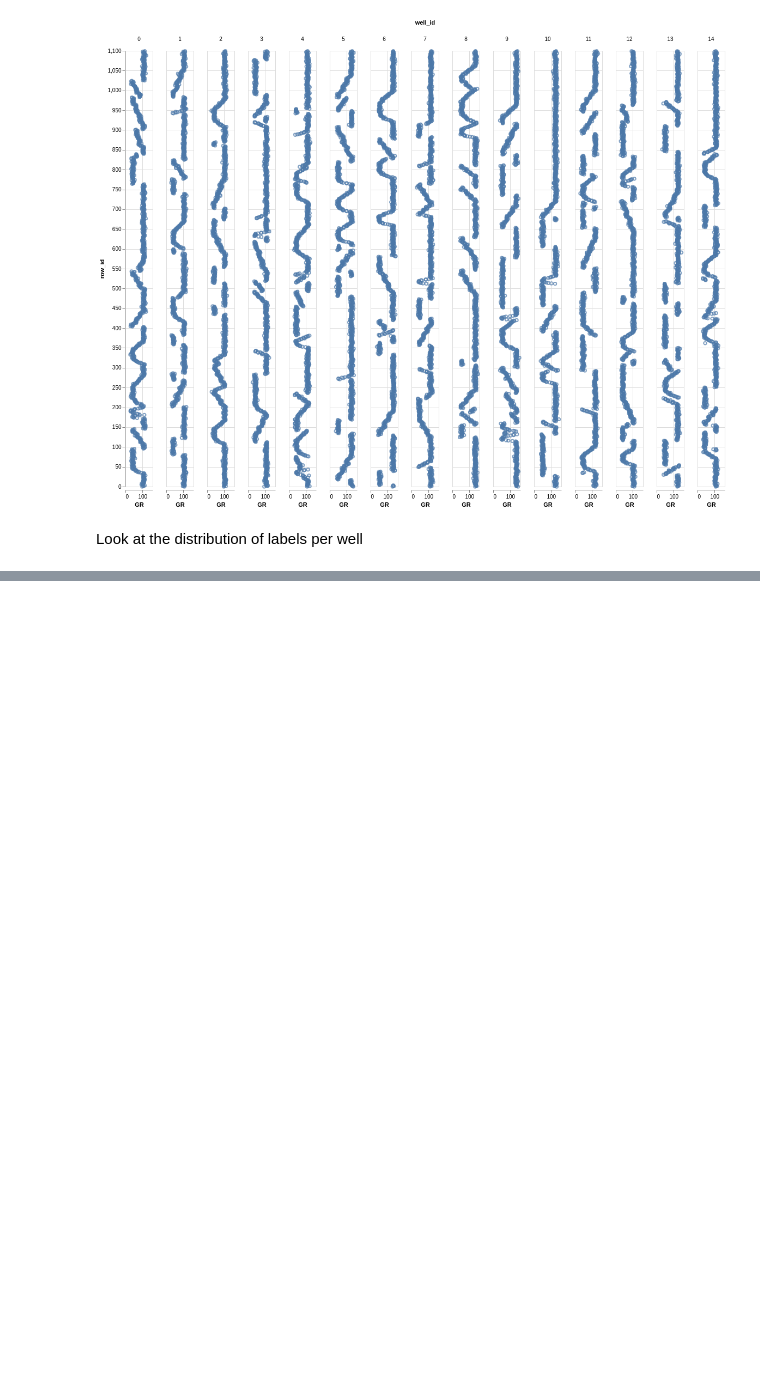
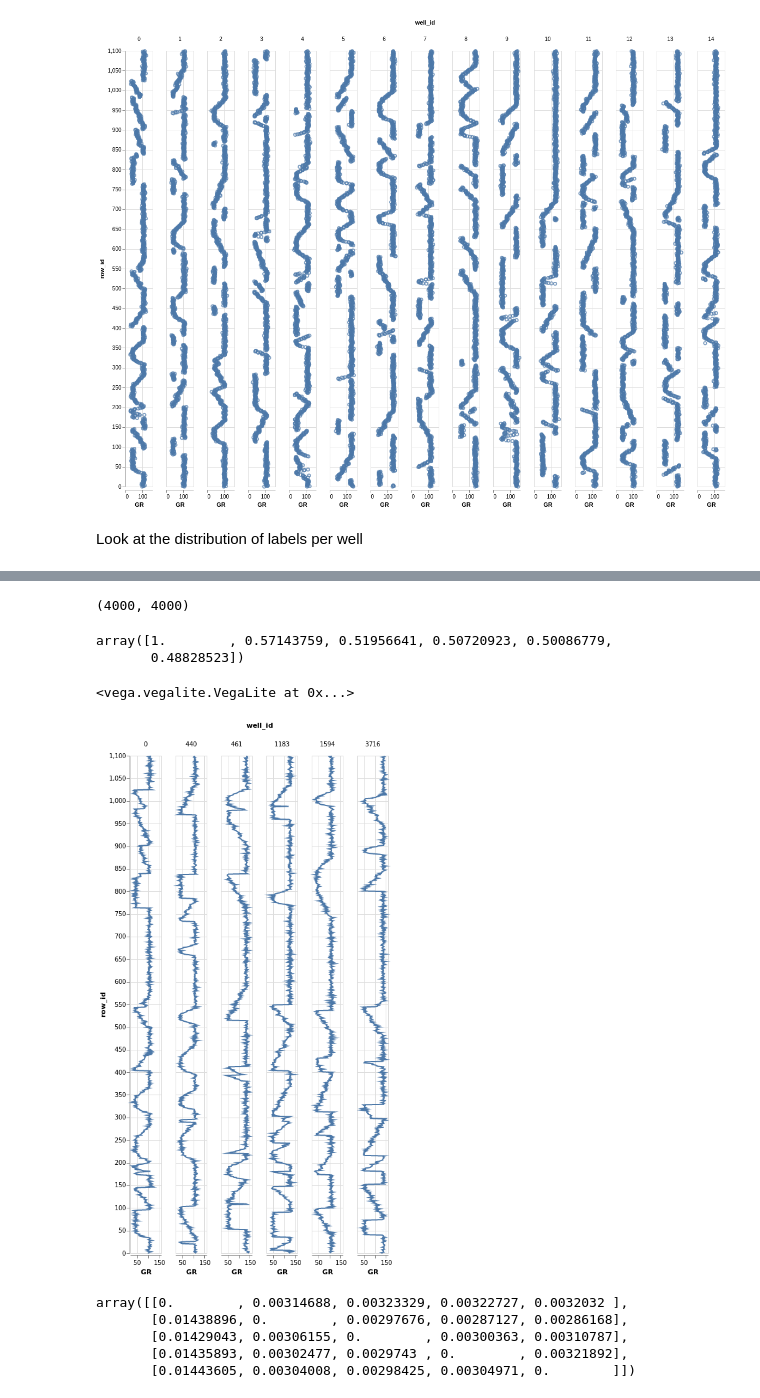
Before and after one commit to AntonBiryukovUofC/gamma_log_classification, a Jupyter notebook: notebooks/eda.ipynb, the cells around one changed output, grey strips where cells are left out. Saved outputs shown, nothing was run; the diff lists cells and outputs as text; code cells hidden in the pictures; blank space fills up the shorter version.

```diff
--- a/notebooks/eda.ipynb
+++ b/notebooks/eda.ipynb
@@ -68,0 +48,50 @@ pd.get_dummies(df_train['label'],prefix='lab')
+# %%
+df_wells_transposed = df_train[['GR','well_id','row_id']]
+#pca_decomposition(df_ohe)
+df_wells_transposed = df_wells_transposed.pivot(columns='row_id',index='well_id')
+df_wells = df_wells_transposed.T
+# %%
+from sklearn.cluster.bicluster import SpectralBiclustering
+corr_matrix =np.corrcoef(df_wells.values,rowvar=False)
+corr_matrix.shape
+# %% [output]
+(4000, 4000)
+# %%
+args = (-corr_matrix[0,:]).argsort()[0:6]
+# %%
+corr_matrix[0,args]
+# %% [output]
+array([1.        , 0.57143759, 0.51956641, 0.50720923, 0.50086779,
+       0.48828523])
+# %%
+df_to_plot = df_train[df_train['well_id'].isin(args)]
+alt.Chart(df_to_plot,width=50,height=800).encode(y='row_id',x='GR',column='well_id',order='row_id').mark_line()
+# %% [output]
+<vega.vegalite.VegaLite at 0x...>
+[figure, added]
+# %%
+def transition_matrix(transitions):
+    n = 1+ max(transitions) #number of states
+
+    M = [[0]*n for _ in range(n)]
+
+    for (i,j) in zip(transitions,transitions[1:]):
+        M[i][j] += 1
+
+    #now convert to probabilities:
+    for row in M:
+        s = sum(row)
+        if s > 0:
+            row[:] = [f/s for f in row]
+    M = np.array(M)
+    np.fill_diagonal(M,0)
+    return M
+
+tm = transition_matrix(df_train['label'].values)
+tm
+# %% [output]
+array([[0.        , 0.00314688, 0.00323329, 0.00322727, 0.0032032 ],
+       [0.01438896, 0.        , 0.00297676, 0.00287127, 0.00286168],
+       [0.01429043, 0.00306155, 0.        , 0.00300363, 0.00310787],
+       [0.01435893, 0.00302477, 0.0029743 , 0.        , 0.00321892],
+       [0.01443605, 0.00304008, 0.00298425, 0.00304971, 0.        ]])
```
Also changed, not shown: parts of 3 cells of this notebook.
